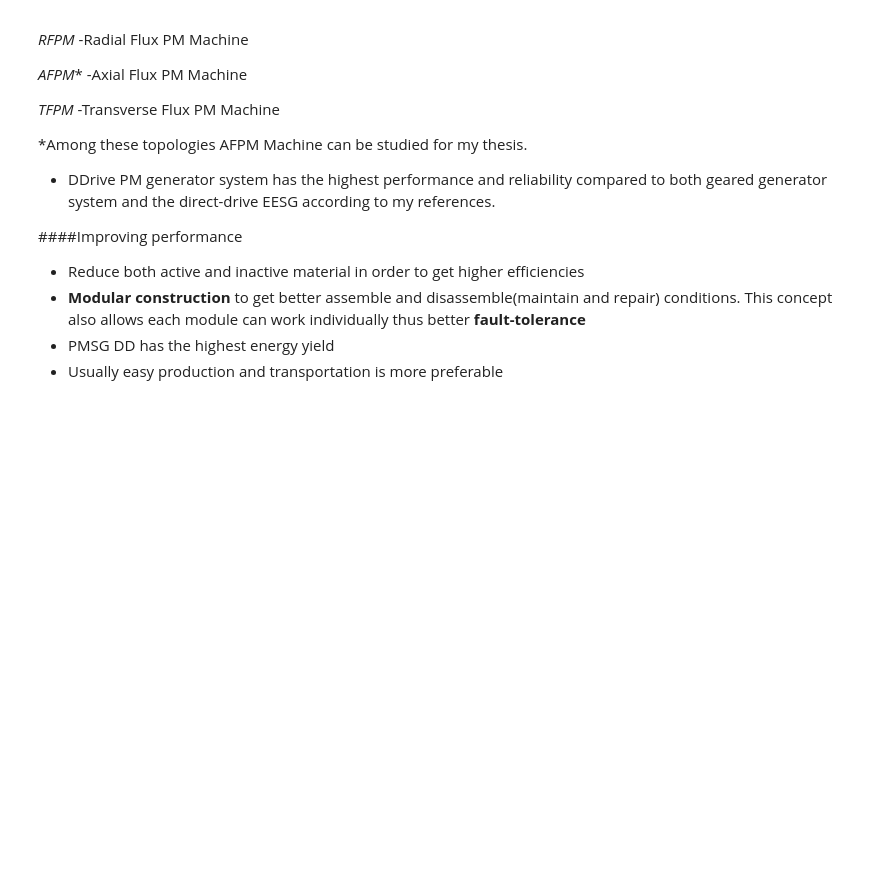
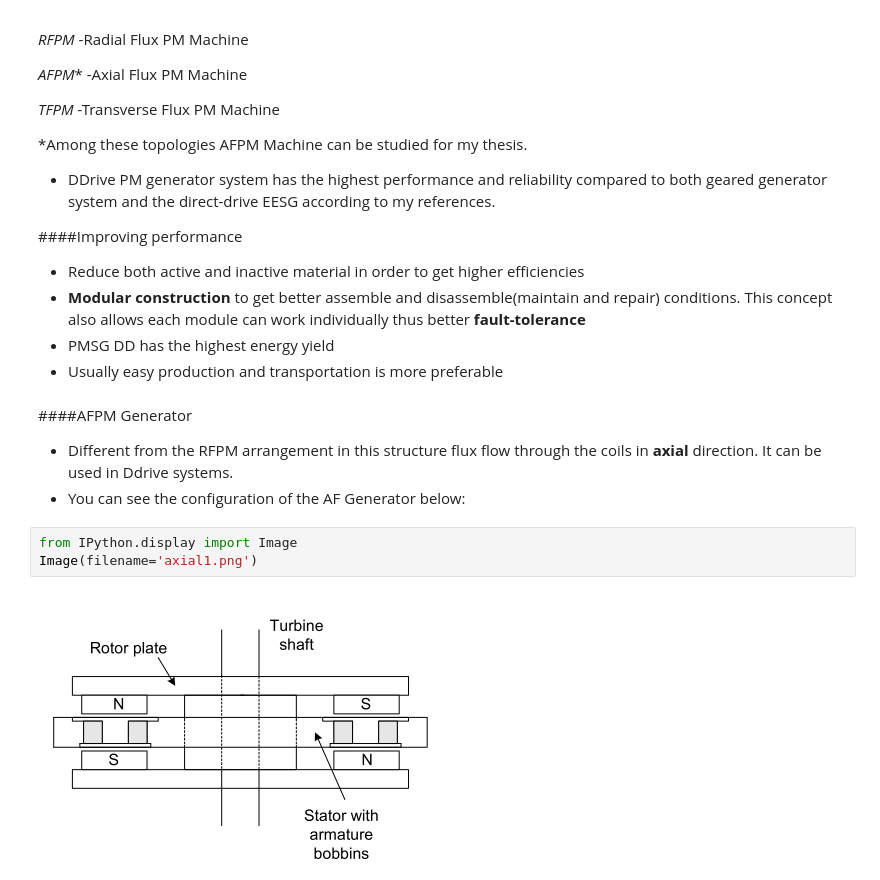
Before and after one commit to aydinbaskaya/MS_Thesis, a Jupyter notebook: Modular Generators/Documents/Direct-drive wind turbines .ipynb, the cells around one changed output. Saved outputs shown, nothing was run; the diff lists cells and outputs as text; blank space fills up the shorter version.

Commit message:
DDrive

```diff
--- a/Modular Generators/Documents/Direct-drive wind turbines .ipynb
+++ b/Modular Generators/Documents/Direct-drive wind turbines .ipynb
@@ -57,3 +57,13 @@ Image(filename='ddrive2.png')
 * **Modular construction** to get better assemble and disassemble(maintain and repair) conditions. This concept also allows each module can work individually thus better **fault-tolerance**
 * PMSG DD has the highest energy yield
 * Usually easy production and transportation is more preferable
+# %% [markdown]
+####AFPM Generator
+
+* Different from the RFPM arrangement in this structure flux flow through the coils in **axial** direction. It can be used in Ddrive systems.
+* You can see the configuration of the AF Generator below:
+# %%
+from IPython.display import Image
+Image(filename='axial1.png')
+# %% [output]
+[figure, added]
```
Also changed, not shown: parts of 9 cells of this notebook.
